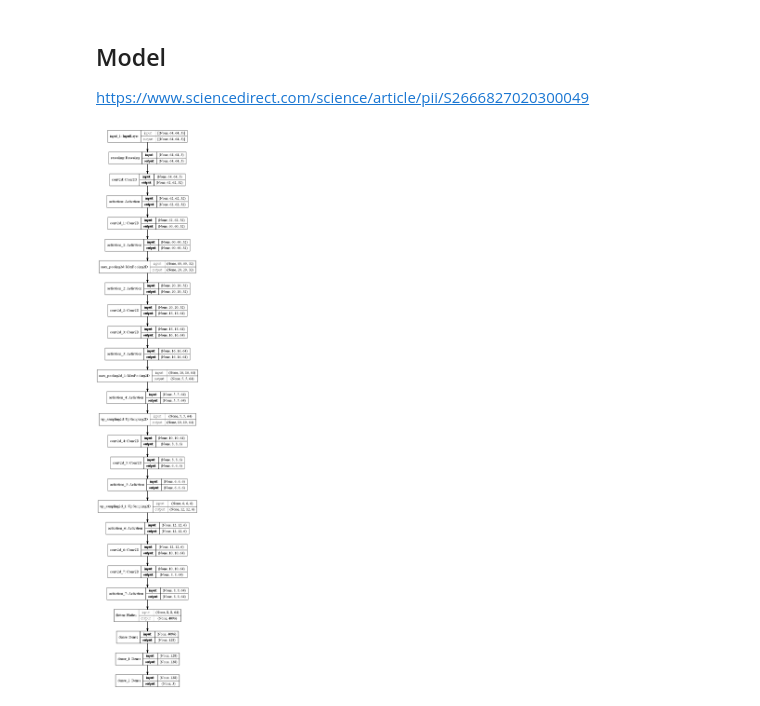
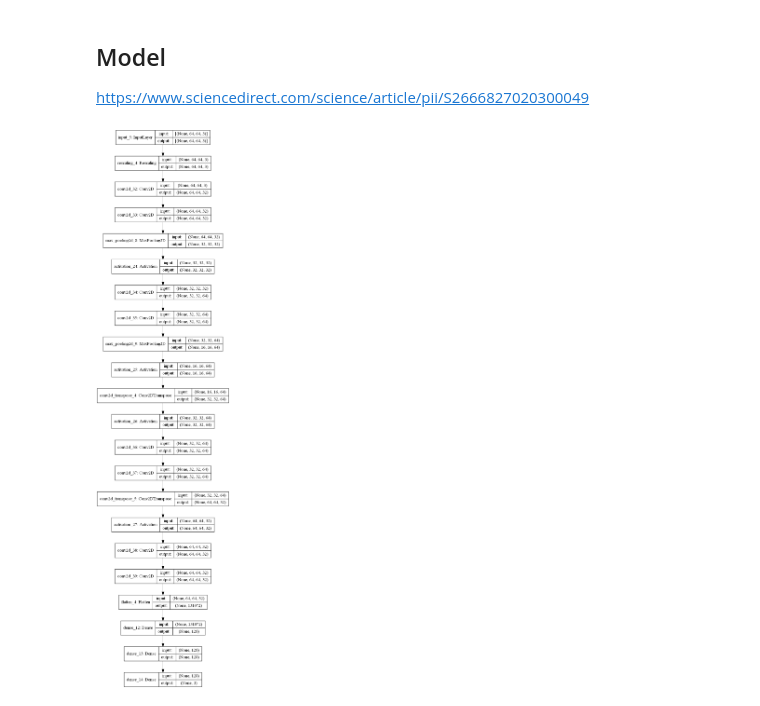
Before and after one commit to hjaremko/psi-projekt, a Jupyter notebook: 4_conv_net.ipynb, the cells around one changed output. Saved outputs shown, nothing was run; the diff lists cells and outputs as text; code cells hidden in the pictures.

Commit message:
Add scikit models, add example conv net with way more data

```diff
--- a/4_conv_net.ipynb
+++ b/4_conv_net.ipynb
@@ -191,10 +192,50 @@ def make_lunet_model(input_shape):
     model.add(Dense(128, activation="elu"))
     model.add(Dense(3, activation="softmax"))
     return model
+# %%
+def make_lunet_model2(input_shape):
+    activation = "relu"
+#     activation = "elu"
+    model = tf.keras.models.Sequential()
+
+    model.add(layers.InputLayer(input_shape))
+    model.add(layers.experimental.preprocessing.Rescaling(1.0 / 255))
+# ---------
+    model.add(Conv2D(32, (3, 3), padding='same', activation=activation))
+    model.add(Conv2D(32, (3, 3), padding='same', activation=activation))
+
+    model.add(MaxPooling2D((2, 2), strides=(2, 2)))
+    model.add(Activation(activation))
+# ---------
+    model.add(Conv2D(64, (3, 3), padding='same', activation=activation))
+    model.add(Conv2D(64, (3, 3), padding='same', activation=activation))
+
+    model.add(MaxPooling2D((2, 2), strides=(2, 2)))
+    model.add(Activation(activation))
+# ---------
+    model.add(tf.keras.layers.Conv2DTranspose(64, (2, 2), strides=(2, 2)))
+    model.add(Activation(activation))
+
+    model.add(Conv2D(64, (3, 3), padding='same', activation=activation))
+    model.add(Conv2D(64, (3, 3), padding='same', activation=activation))
+# ---------
+    model.add(tf.keras.layers.Conv2DTranspose(32, (2, 2), strides=(2, 2)))
+    model.add(Activation(activation))
+
+    model.add(Conv2D(32, (3, 3), padding='same', activation=activation))
+    model.add(Conv2D(32, (3, 3), padding='same', activation=activation))
+# ---------
+
+    model.add(Flatten())
+    model.add(Dense(128, activation=activation))
+    model.add(Dense(128, activation=activation))
+    model.add(Dense(3, activation="softmax"))
+    return model
 # %%
-model = make_lunet_model(input_shape=image_size + (3,))
+history = History()
+model = make_lunet_model2(input_shape=image_size + (3,))
 keras.utils.plot_model(model, show_shapes=True)
 # model.summary()
 # %% [output]
-[figure, old version]
+[figure, new version]
 # %%
```
Also changed, not shown: parts of 12 cells of this notebook, 4 other files.
